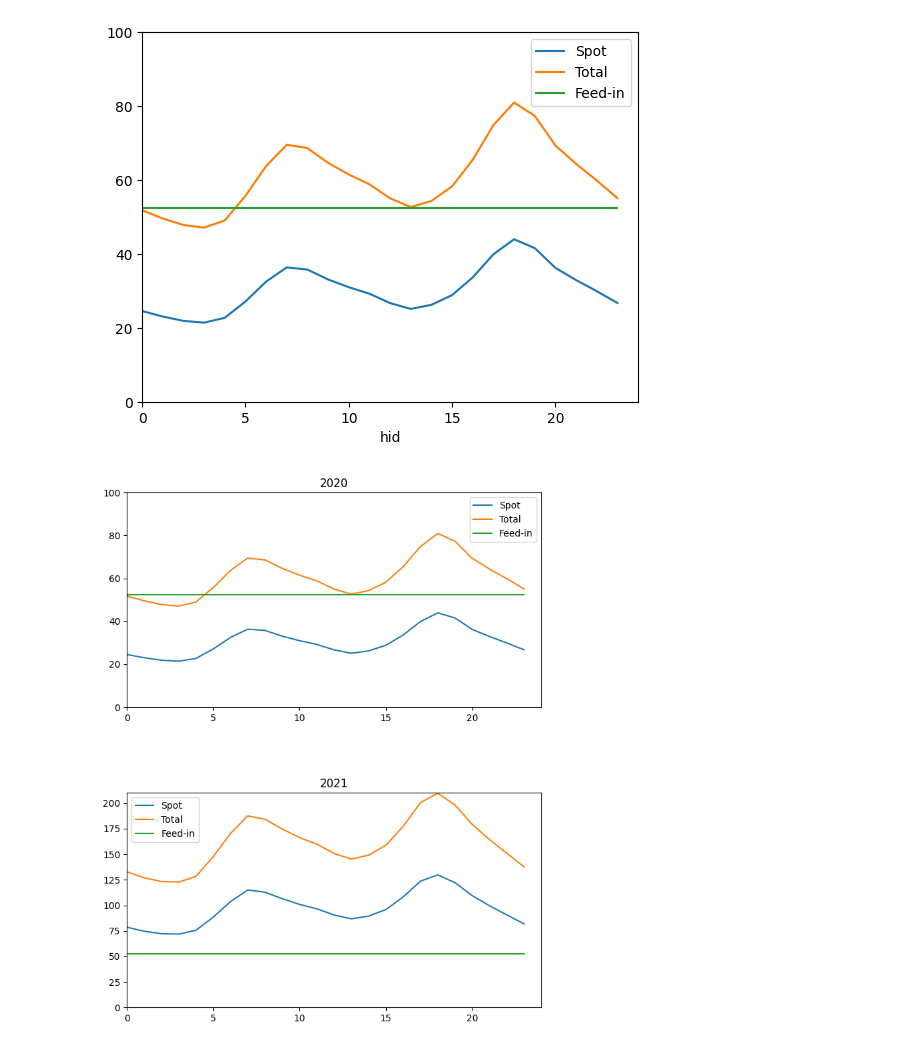
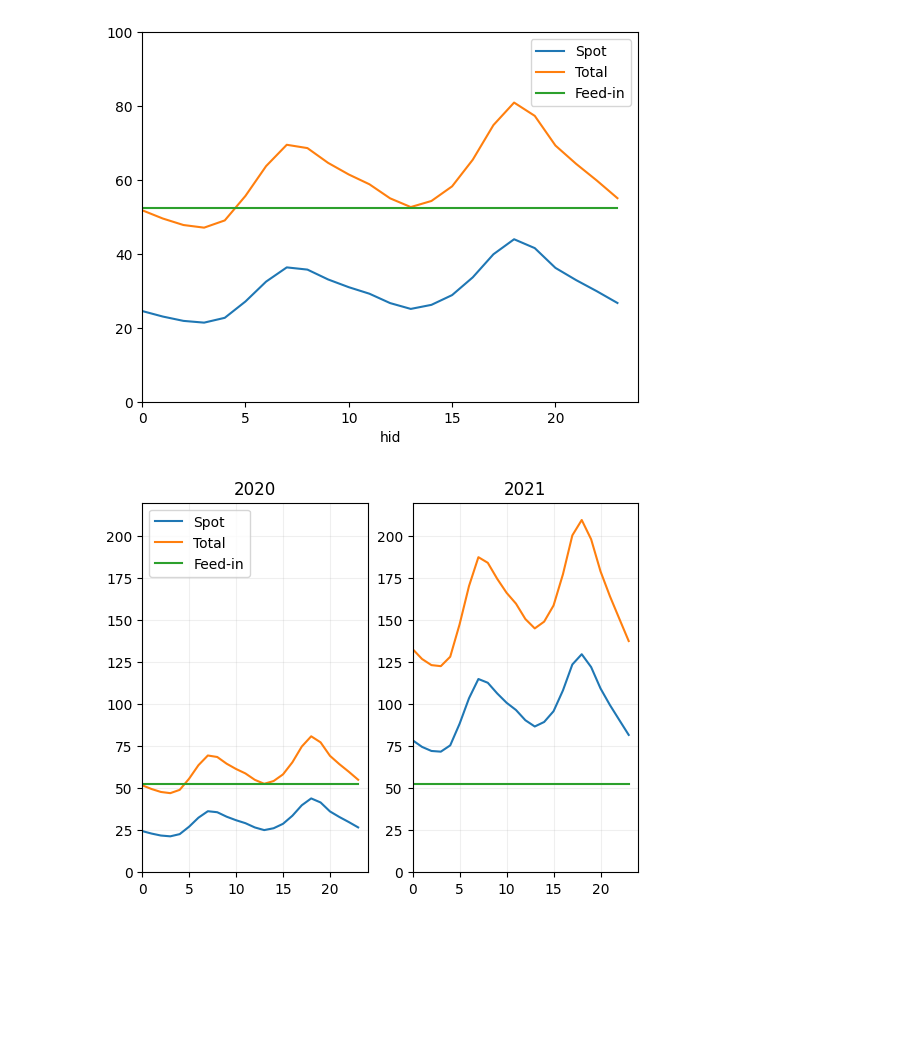
Before and after one commit to EnzoCording/FleetRL, a Jupyter notebook: src/FleetRL/eda.ipynb, the cells around one changed output. Cells and saved outputs as stored; diff of their text form; code cells hidden in the pictures; blank space fills up the shorter version.

```diff
--- a/src/FleetRL/eda.ipynb
+++ b/src/FleetRL/eda.ipynb
@@ -37,39 +37,38 @@ plt.show()
 import matplotlib.pyplot as plt
 import numpy as np
 
 # title 2020
 spot_mean_per_hour_2020 = spot_2020.groupby("hid")[spot_2020.columns[1]].mean()
 total_mean_per_hour_2020 = (spot_mean_per_hour_2020 + 10) * 1.5
 
 # title 2021
 spot_mean_per_hour_2021 = spot_2021.groupby("hid")[spot_2021.columns[1]].mean()
 total_mean_per_hour_2021 = (spot_mean_per_hour_2021 + 10) * 1.5
 
 # Create subplots
-fig, (ax1, ax2) = plt.subplots(2, 1, figsize=(8, 10))
+fig, (ax1, ax2) = plt.subplots(1, 2)
 
 # Plot for 2020
 ax1.plot(spot_mean_per_hour_2020)
 ax1.plot(total_mean_per_hour_2020)
 ax1.plot(np.ones(24) * 52.5)
 ax1.set_xlim([0, 24])
-ax1.set_ylim([0, 100])
-ax1.legend(["Spot", "Total", "Feed-in"])
+ax1.set_ylim([0, 220])
+ax1.legend(["Spot", "Total", "Feed-in"], loc="upper left")
+ax1.grid(alpha=0.2)
 ax1.set_title("2020")
 
 # Plot for 2021
 ax2.plot(spot_mean_per_hour_2021)
 ax2.plot(total_mean_per_hour_2021)
 ax2.plot(np.ones(24) * 52.5)
 ax2.set_xlim([0, 24])
-ax2.set_ylim([0, 210])
-ax2.legend(["Spot", "Total", "Feed-in"])
+ax2.set_ylim([0, 220])
 ax2.set_title("2021")
+ax2.grid(alpha=0.2)
 
-# Adjust spacing between subplots
-plt.subplots_adjust(hspace=0.4)
-
+plt.savefig("2020_2021_pv.pdf")
 # Display the plot
 plt.show()
 # %% [output]
-[figure, old version]
+[figure, new version]
```
Also changed, not shown: 4 other files.
